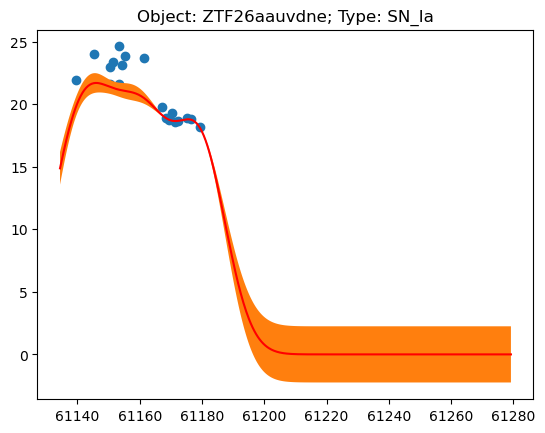
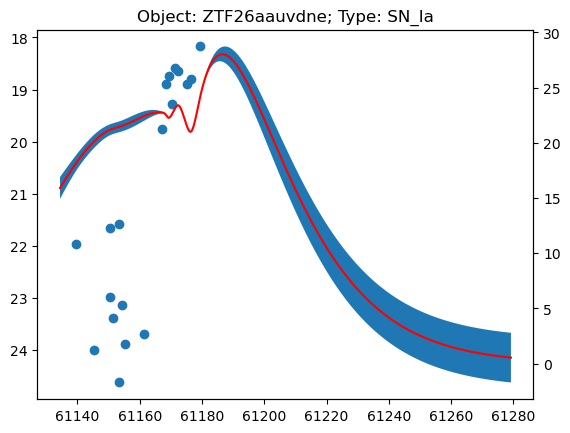
Code edit (unified diff) that turned the first committed figure into the second:
--- before
+++ after
@@ -9,18 +9,25 @@
             mag = [obs["mag"] for obs in light]
             error = [obs["e_mag"] for obs in light]
-        
+
+            mag_flipped = np.flipud(mag)
+
+            fig, ax1 = plt.subplots()
+            
             #plot raw lightcurve
-            plt.scatter(time, mag, marker='o')
+            ax1.scatter(time, mag, marker='o')
+            ax1.invert_yaxis()
         
             #initialize data range
-            x_fit = np.linspace(np.min(time) - 5, np.max(time) + 100, 500)
+            x_fit = np.linspace(np.min(time) - 5, np.max(time) + 100, 1000)
         
             #get george off
-            kernel =  np.var(mag) * george.kernels.ExpSquaredKernel(80)
-            gp = george.GP(kernel)
+            #kernel =  np.var(mag_flipped) * george.kernels.ExpSquaredKernel(80)
+            kernel = np.var(mag_flipped) * george.kernels.Matern32Kernel(metric=750)
+            gp = george.GP(kernel, solver=george.HODLRSolver)
             
             #use george
             gp.compute(time, error)
-            pred, pred_var = gp.predict(mag, x_fit, return_var=True)
+            #print(mag_flipped.shape, x_fit.shape)
+            pred, pred_var = gp.predict(mag_flipped, x_fit, return_var=True)
 
             #add curve to dictionary and append to list
@@ -30,9 +37,11 @@
             dic_curves.append(dic)
             #print(table_curves)
-            
+
+            ax2 = ax1.twinx()
+
             #plot george
-            plt.plot(x_fit, pred, color='r')
+            ax2.plot(x_fit, pred, color='r')
         
-            plt.fill_between(x_fit, pred - error, pred + error, interpolate=True)
+            ax2.fill_between(x_fit, pred - error, pred + error, interpolate=True)
             plt.title(f"Object: {light[0]["oid"]}; Type: SN_Ia")
 

Commit: working on machine